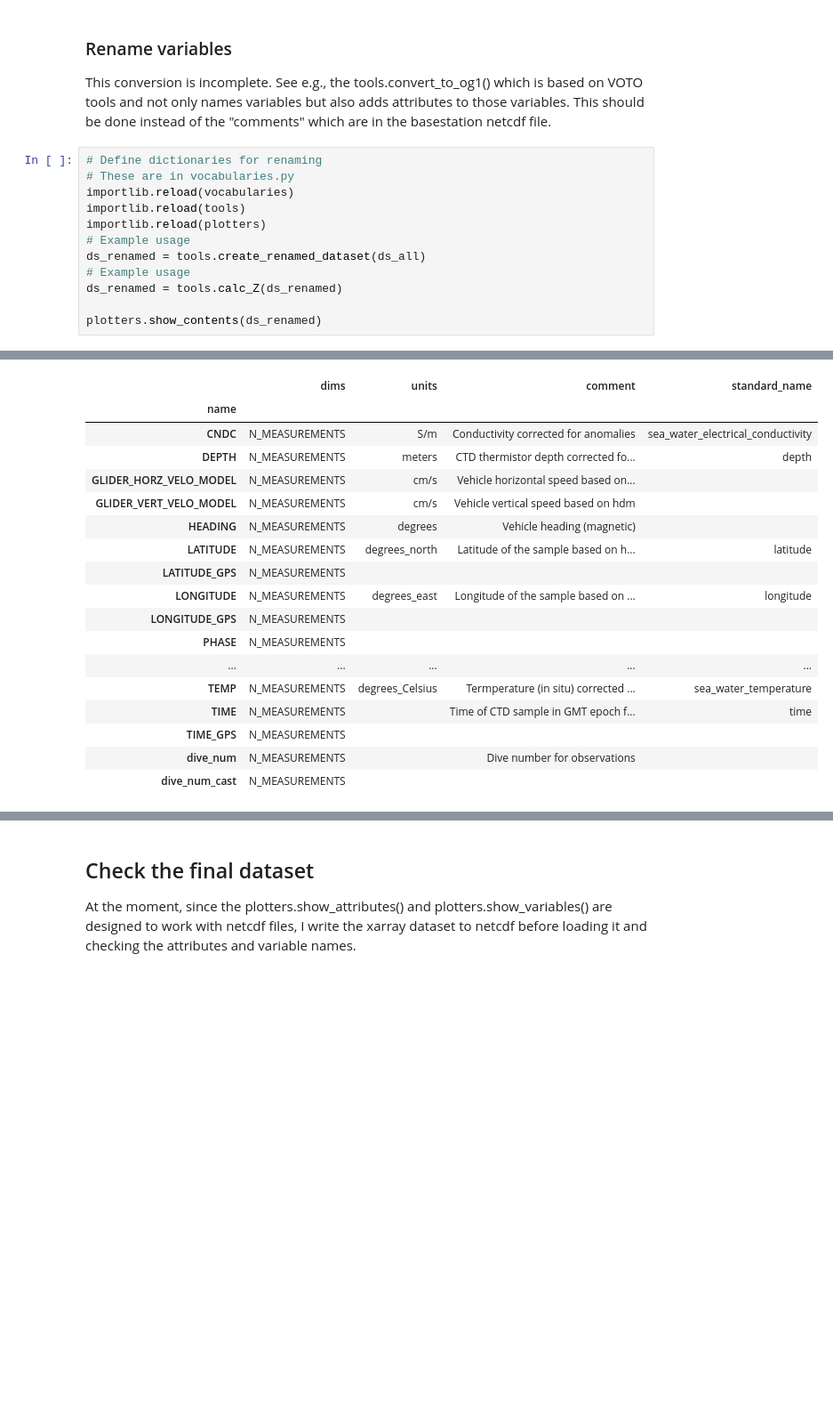
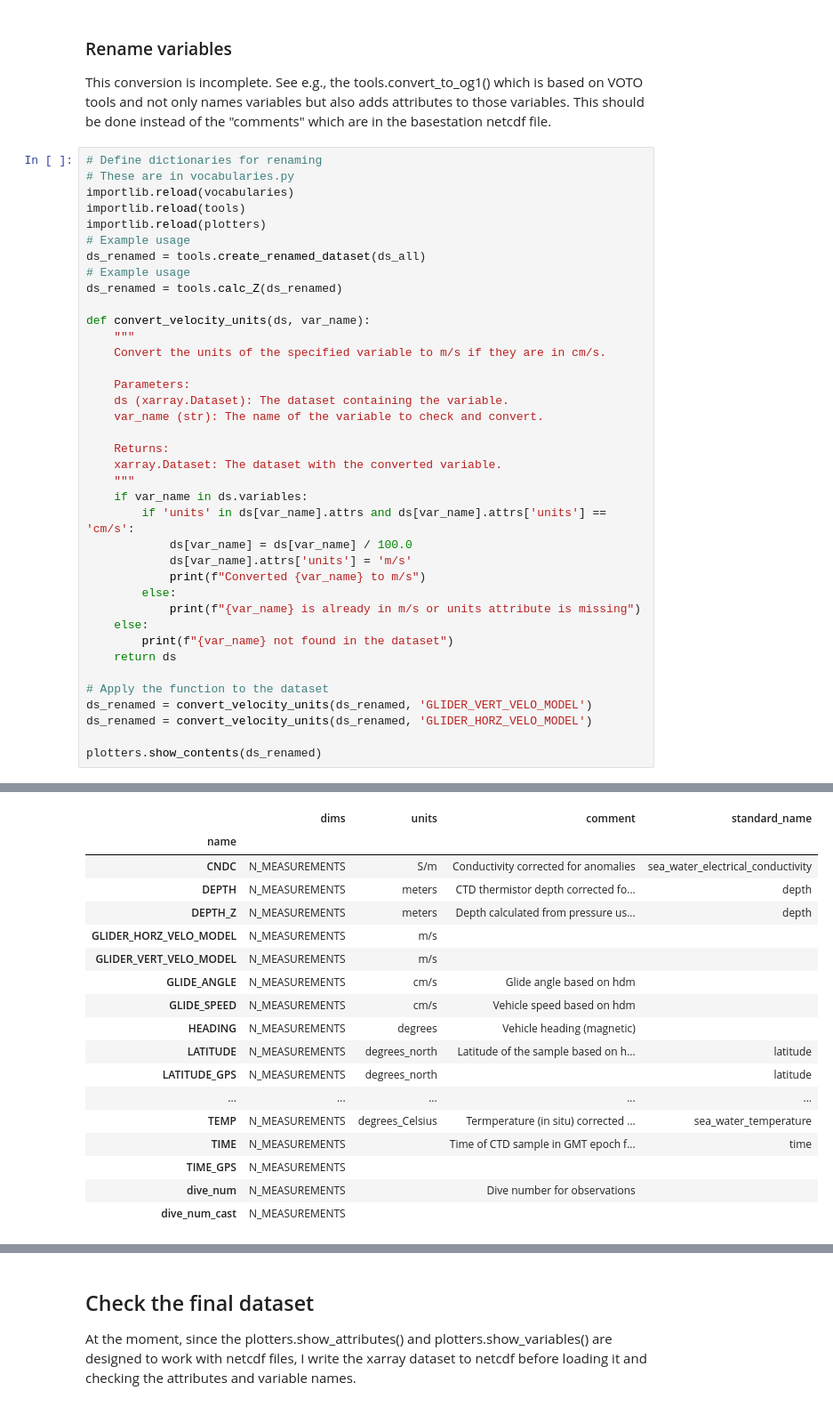
Before and after one commit to ocean-uhh/seagliderOG1, a Jupyter notebook: notebooks/demo.ipynb, the cells around one changed output, grey strips where cells are left out. Shown at 89% size. Drawn from its saved outputs; the diff is of its cells as text; blank space fills up the shorter version.

```diff
--- a/notebooks/demo.ipynb
+++ b/notebooks/demo.ipynb
@@ -268,5 +268,31 @@ ds_renamed = tools.create_renamed_dataset(ds_all)
 # Example usage
 ds_renamed = tools.calc_Z(ds_renamed)
 
+def convert_velocity_units(ds, var_name):
+    """
+    Convert the units of the specified variable to m/s if they are in cm/s.
+
+    Parameters:
+    ds (xarray.Dataset): The dataset containing the variable.
+    var_name (str): The name of the variable to check and convert.
+
+    Returns:
+    xarray.Dataset: The dataset with the converted variable.
+    """
+    if var_name in ds.variables:
+        if 'units' in ds[var_name].attrs and ds[var_name].attrs['units'] == 'cm/s':
+            ds[var_name] = ds[var_name] / 100.0
+            ds[var_name].attrs['units'] = 'm/s'
+            print(f"Converted {var_name} to m/s")
+        else:
+            print(f"{var_name} is already in m/s or units attribute is missing")
+    else:
+        print(f"{var_name} not found in the dataset")
+    return ds
+
+# Apply the function to the dataset
+ds_renamed = convert_velocity_units(ds_renamed, 'GLIDER_VERT_VELO_MODEL')
+ds_renamed = convert_velocity_units(ds_renamed, 'GLIDER_HORZ_VELO_MODEL')
+
 plotters.show_contents(ds_renamed)
 # %% [output]
@@ -273,16 +301,16 @@ plotters.show_contents(ds_renamed)
 information is based on xarray Dataset
 |  | dims | units | comment | standard_name |
 | name |  |  |  |  |
 | CNDC | N_MEASUREMENTS | S/m | Conductivity corrected for anomalies | sea_water_electrical_conductivity |
 | DEPTH | N_MEASUREMENTS | meters | CTD thermistor depth corrected fo... | depth |
-| GLIDER_HORZ_VELO_MODEL | N_MEASUREMENTS | cm/s | Vehicle horizontal speed based on... |  |
-| GLIDER_VERT_VELO_MODEL | N_MEASUREMENTS | cm/s | Vehicle vertical speed based on hdm |  |
+| DEPTH_Z | N_MEASUREMENTS | meters | Depth calculated from pressure us... | depth |
+| GLIDER_HORZ_VELO_MODEL | N_MEASUREMENTS | m/s |  |  |
+| GLIDER_VERT_VELO_MODEL | N_MEASUREMENTS | m/s |  |  |
+| GLIDE_ANGLE | N_MEASUREMENTS | cm/s | Glide angle based on hdm |  |
+| GLIDE_SPEED | N_MEASUREMENTS | cm/s | Vehicle speed based on hdm |  |
 | HEADING | N_MEASUREMENTS | degrees | Vehicle heading (magnetic) |  |
 | LATITUDE | N_MEASUREMENTS | degrees_north | Latitude of the sample based on h... | latitude |
-| LATITUDE_GPS | N_MEASUREMENTS |  |  |  |
-| LONGITUDE | N_MEASUREMENTS | degrees_east | Longitude of the sample based on ... | longitude |
-| LONGITUDE_GPS | N_MEASUREMENTS |  |  |  |
-| PHASE | N_MEASUREMENTS |  |  |  |
+| LATITUDE_GPS | N_MEASUREMENTS | degrees_north |  | latitude |
 | ... | ... | ... | ... | ... |
 | TEMP | N_MEASUREMENTS | degrees_Celsius | Termperature (in situ) corrected ... | sea_water_temperature |
 | TIME | N_MEASUREMENTS |  | Time of CTD sample in GMT epoch f... | time |
```
Also changed, not shown: parts of 9 cells of this notebook, 3 other files.
